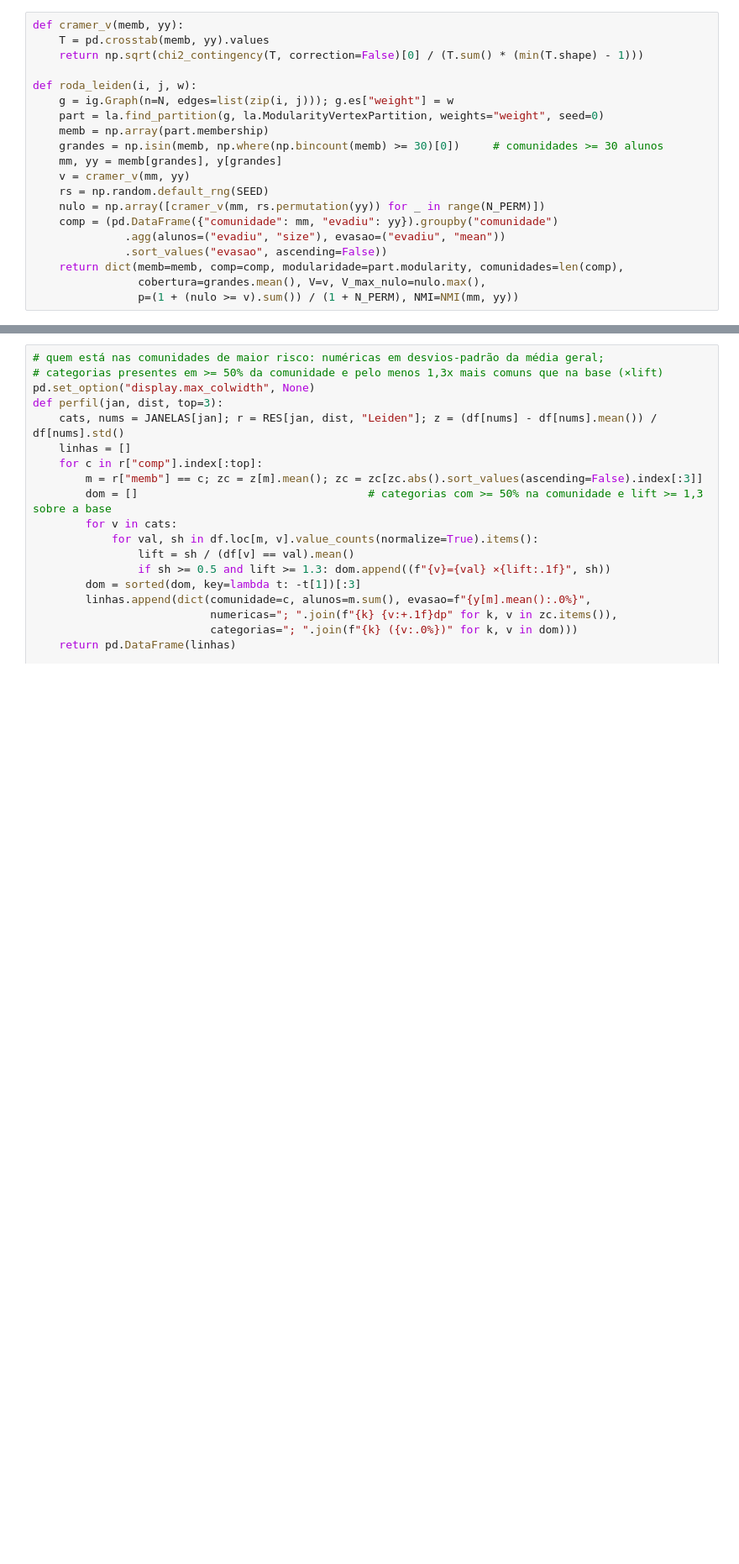
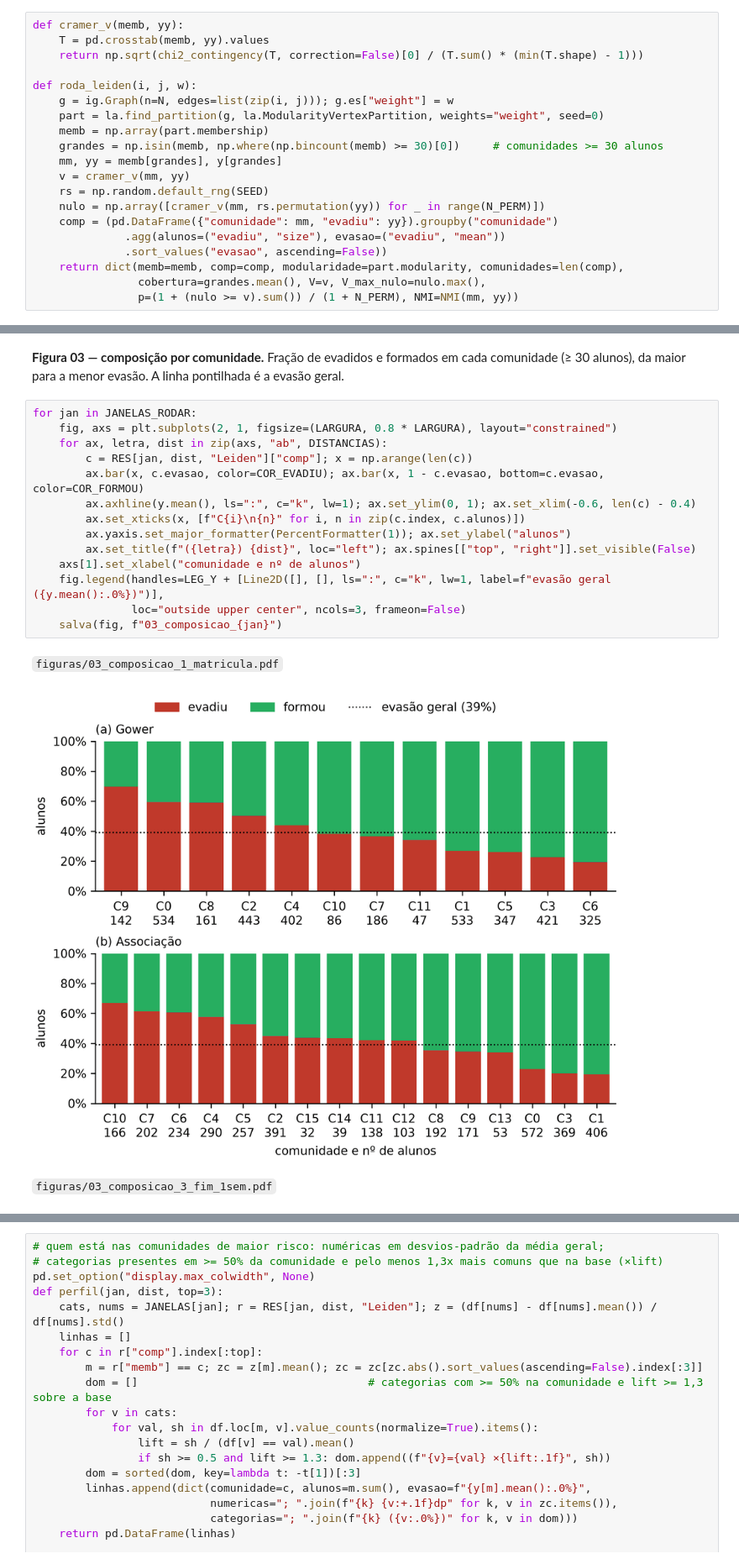
Before and after one commit to Erick-Bonifacio/student-dropout-success-graph, a Jupyter notebook: quatro_variacoes.ipynb, the cells around one changed output, grey strips where cells are left out. Shown at 84% size. Cells and saved outputs as stored; diff of their text form; blank space fills up the shorter version.

```diff
--- a/quatro_variacoes.ipynb
+++ b/quatro_variacoes.ipynb
@@ -260,0 +403,20 @@ plt.tight_layout(); plt.savefig("resultados/leiden_composicao.png", dpi=150); pl
+# %% [markdown]
+**Figura 03 — composição por comunidade.** Fração de evadidos e formados em cada comunidade (≥ 30 alunos), da maior para a menor evasão. A linha pontilhada é a evasão geral.
+# %%
+for jan in JANELAS_RODAR:
+    fig, axs = plt.subplots(2, 1, figsize=(LARGURA, 0.8 * LARGURA), layout="constrained")
+    for ax, letra, dist in zip(axs, "ab", DISTANCIAS):
+        c = RES[jan, dist, "Leiden"]["comp"]; x = np.arange(len(c))
+        ax.bar(x, c.evasao, color=COR_EVADIU); ax.bar(x, 1 - c.evasao, bottom=c.evasao, color=COR_FORMOU)
+        ax.axhline(y.mean(), ls=":", c="k", lw=1); ax.set_ylim(0, 1); ax.set_xlim(-0.6, len(c) - 0.4)
+        ax.set_xticks(x, [f"C{i}\n{n}" for i, n in zip(c.index, c.alunos)])
+        ax.yaxis.set_major_formatter(PercentFormatter(1)); ax.set_ylabel("alunos")
+        ax.set_title(f"({letra}) {dist}", loc="left"); ax.spines[["top", "right"]].set_visible(False)
+    axs[1].set_xlabel("comunidade e nº de alunos")
+    fig.legend(handles=LEG_Y + [Line2D([], [], ls=":", c="k", lw=1, label=f"evasão geral ({y.mean():.0%})")],
+               loc="outside upper center", ncols=3, frameon=False)
+    salva(fig, f"03_composicao_{jan}")
+# %% [output]
+`figuras/03_composicao_1_matricula.pdf`
+[figure, added]
+`figuras/03_composicao_3_fim_1sem.pdf`
```
Also changed, not shown: parts of 33 cells of this notebook, 45 other files.
